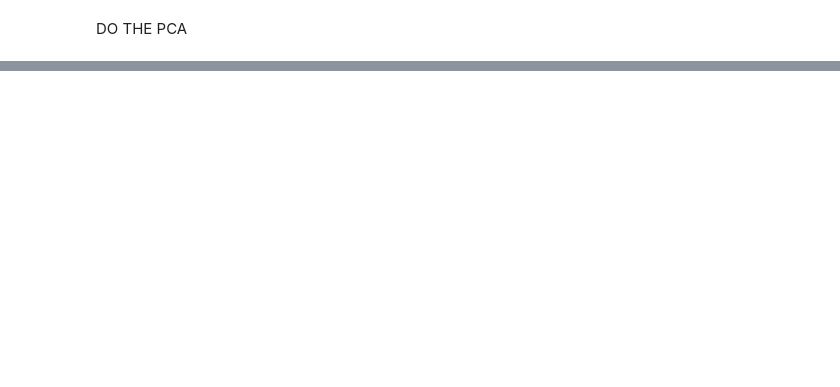
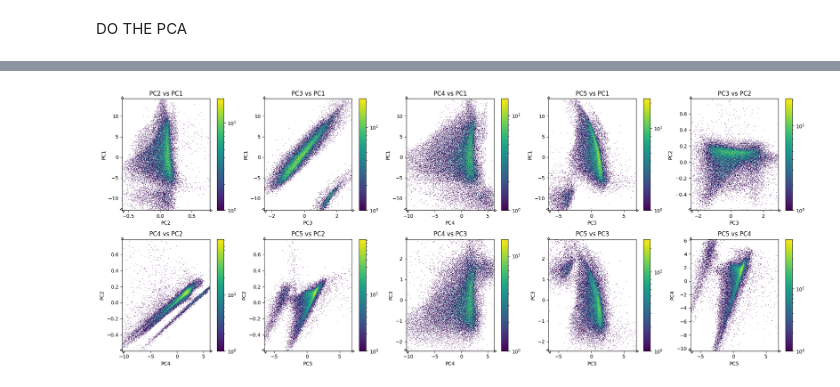
Before and after one commit to ibc12/S2384, a Jupyter notebook: Macros/L1PID/PCA.ipynb, the cells around one changed output, grey strips where cells are left out. Saved outputs shown, nothing was run; the diff lists cells and outputs as text; code cells hidden in the pictures; blank space fills up the shorter version.

```diff
--- a/Macros/L1PID/PCA.ipynb
+++ b/Macros/L1PID/PCA.ipynb
@@ -108,0 +297,38 @@ plt.show()
+# %%
+# PCA transform
+pca_result = pca.transform(df_norm[num_cols])
+
+n_comp = 5
+pairs = list(itertools.combinations(range(n_comp), 2))
+
+# layout (2 filas x 5 columnas = 10 plots)
+fig, axes = plt.subplots(2, 5, figsize=(20, 8))
+
+for ax, (i, j) in zip(axes.flatten(), pairs):
+
+    pcx = pca_result[:, j]
+    pcy = pca_result[:, i]
+
+    # percentiles robustos
+    xmin, xmax = np.percentile(pcx, [0.5, 99.5])
+    ymin, ymax = np.percentile(pcy, [0.5, 99.5])
+
+    # histograma 2D
+    h2 = hist.Hist(
+        hist.axis.Regular(300, xmin, xmax, name=f"PC{j+1}"),
+        hist.axis.Regular(300, ymin, ymax, name=f"PC{i+1}")
+    )
+
+    h2.fill(**{f"PC{j+1}": pcx, f"PC{i+1}": pcy})
+
+    # plot
+    h2.plot(ax=ax, norm=mcolors.LogNorm(), cmap='viridis')
+
+    ax.set_xlabel(f'PC{j+1}')
+    ax.set_ylabel(f'PC{i+1}')
+    ax.set_title(f'PC{j+1} vs PC{i+1}')
+
+plt.tight_layout()
+plt.show()
+# %% [output]
+[figure, added]
```
Also changed, not shown: parts of 19 cells of this notebook, 5 other files.
